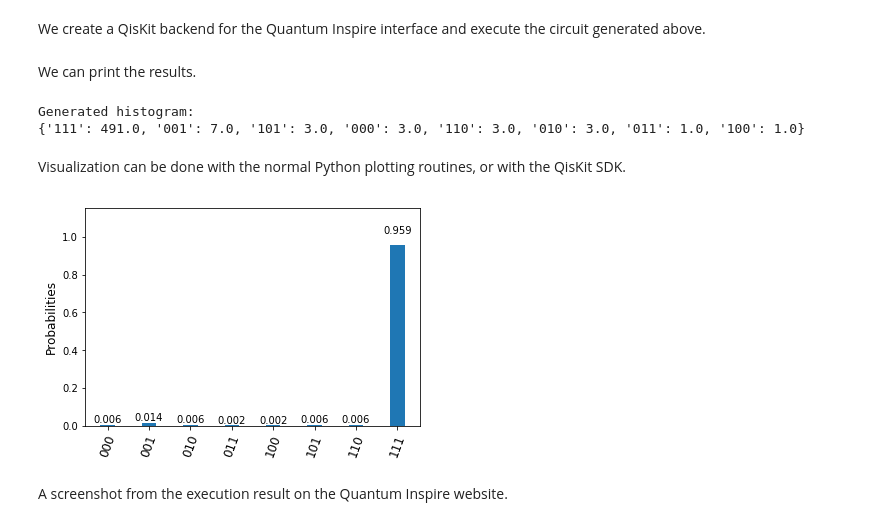
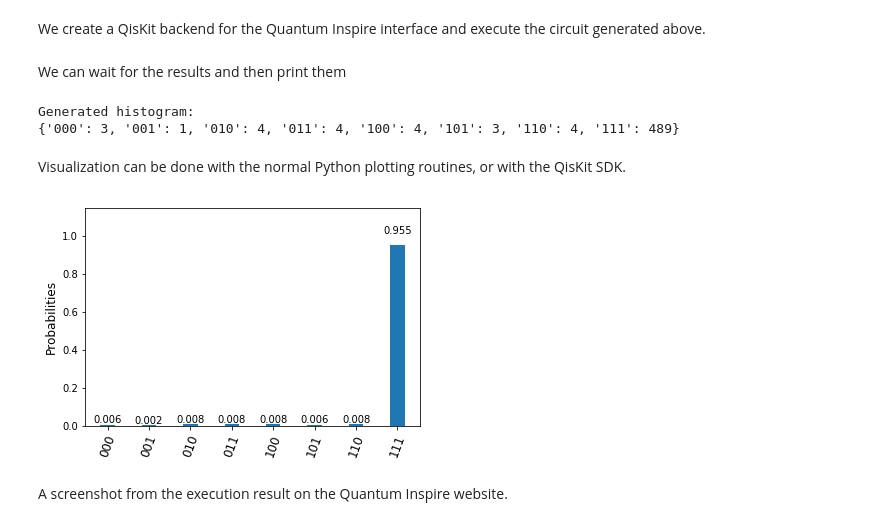
Before and after one commit to QuTech-Delft/quantuminspire, a Jupyter notebook: docs/grover_algorithm_qi.ipynb, the cells around one changed output. Saved outputs shown, nothing was run; the diff lists cells and outputs as text; code cells hidden in the pictures.

```diff
--- a/docs/grover_algorithm_qi.ipynb
+++ b/docs/grover_algorithm_qi.ipynb
@@ -341,18 +347,19 @@ backend=QiSimulatorPy(qi)
 j=execute(qc, backend=backend, shots=512)
 # %% [markdown]
-We can print the results.
+We can wait for the results and then print them
 # %%
+result = j.result()
 print('Generated histogram:')
-print(j.get_counts())
+print(result.get_counts())
 # %% [output]
 Generated histogram:
-{'111': 491.0, '001': 7.0, '101': 3.0, '000': 3.0, '110': 3.0, '010': 3.0, '011': 1.0, '100': 1.0}
+{'000': 3, '001': 1, '010': 4, '011': 4, '100': 4, '101': 3, '110': 4, '111': 489}
 # %% [markdown]
 Visualization can be done with the normal Python plotting routines, or with the QisKit SDK.
 # %%
-plot_histogram(j.get_counts(qc))
+plot_histogram(result.get_counts(qc))
 # %% [output]
-[figure, old version]
+[figure, new version]
 # %% [markdown]
 A screenshot from the execution result on the Quantum Inspire website.
 # %% [markdown]
```
Also changed, not shown: parts of 10 cells of this notebook, 12 other files.
